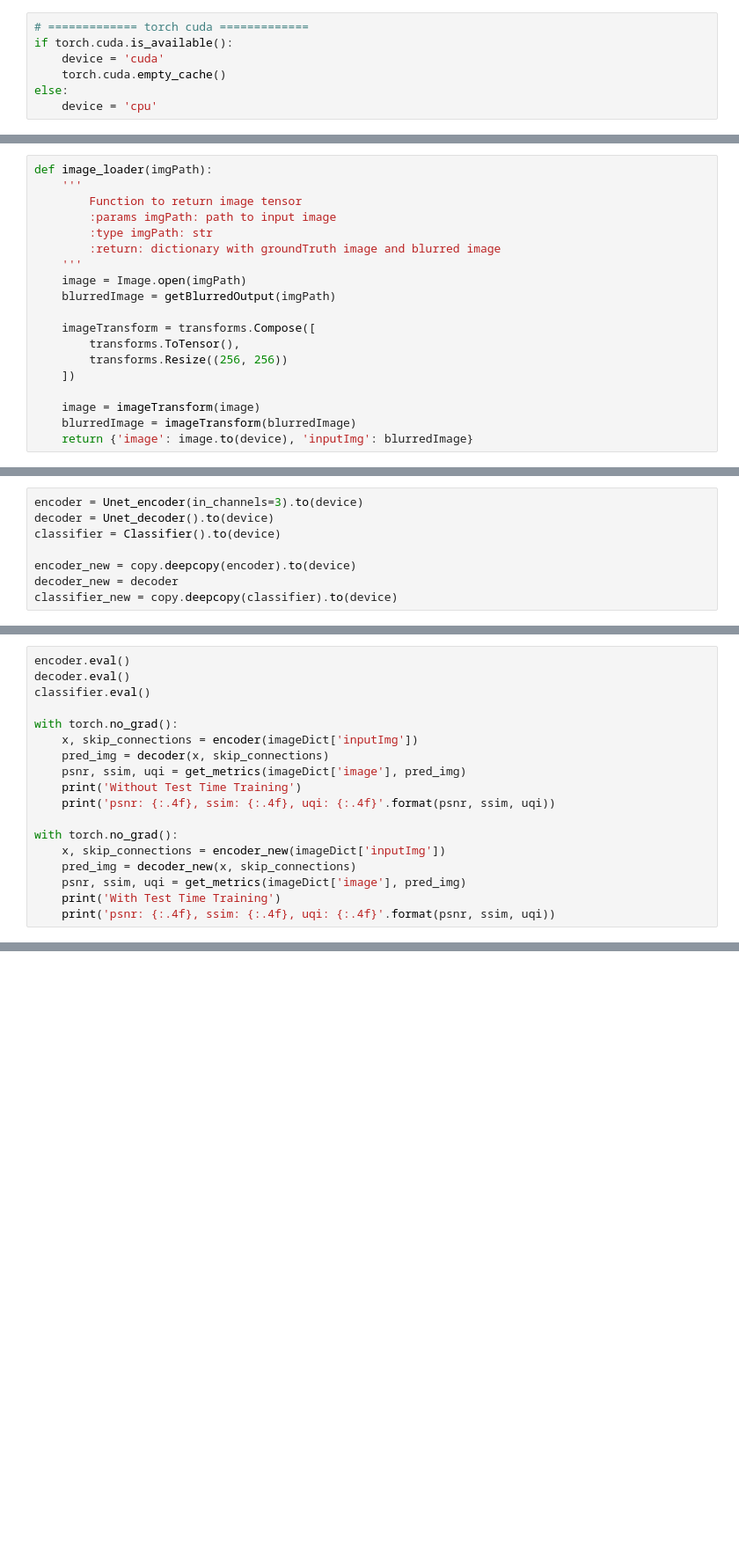
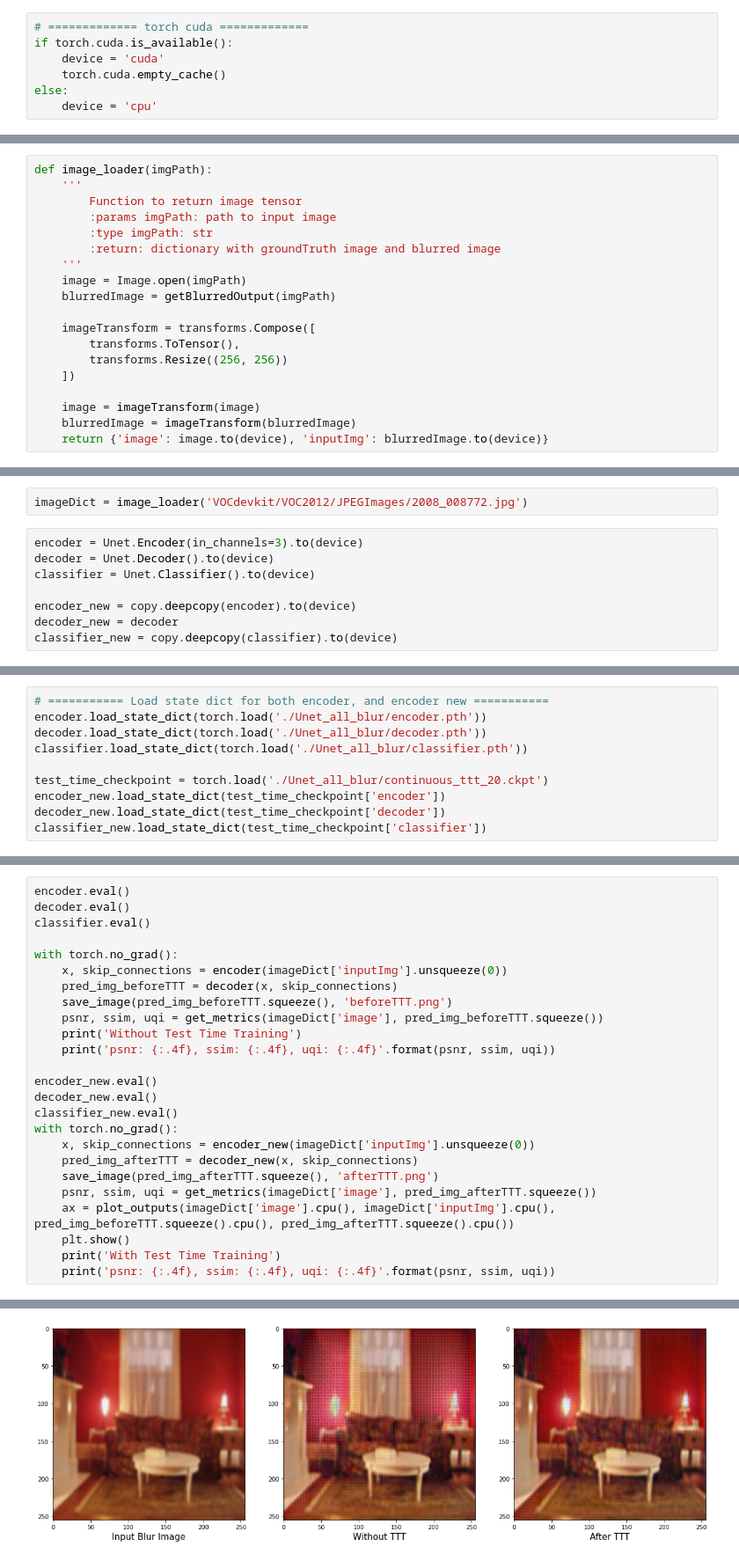
Before and after one commit to kushagraagrawal/Test_Time_Training_Image_Deblurring, a Jupyter notebook: demo.ipynb, the cells around one changed output, grey strips where cells are left out. Shown at 88% size. Drawn from its saved outputs; the diff is of its cells as text; blank space fills up the shorter version.

```diff
--- a/demo.ipynb
+++ b/demo.ipynb
@@ -82,4 +107,4 @@ def image_loader(imgPath):
 
     image = imageTransform(image)
     blurredImage = imageTransform(blurredImage)
-    return {'image': image.to(device), 'inputImg': blurredImage}
+    return {'image': image.to(device), 'inputImg': blurredImage.to(device)}
@@ -88,7 +121,9 @@ imageDict = image_loader('PATH')
+# %%
+imageDict = image_loader('VOCdevkit/VOC2012/JPEGImages/2008_008772.jpg')
 # %%
-encoder = Unet_encoder(in_channels=3).to(device)
-decoder = Unet_decoder().to(device)
-classifier = Classifier().to(device)
+encoder = Unet.Encoder(in_channels=3).to(device)
+decoder = Unet.Decoder().to(device)
+classifier = Unet.Classifier().to(device)
 
 encoder_new = copy.deepcopy(encoder).to(device)
 decoder_new = decoder
@@ -97,0 +131,10 @@ classifier_new = copy.deepcopy(classifier).to(device)
+# %%
+# =========== Load state dict for both encoder, and encoder new ===========
+encoder.load_state_dict(torch.load('./Unet_all_blur/encoder.pth'))
+decoder.load_state_dict(torch.load('./Unet_all_blur/decoder.pth'))
+classifier.load_state_dict(torch.load('./Unet_all_blur/classifier.pth'))
+
+test_time_checkpoint = torch.load('./Unet_all_blur/continuous_ttt_20.ckpt')
+encoder_new.load_state_dict(test_time_checkpoint['encoder'])
+decoder_new.load_state_dict(test_time_checkpoint['decoder'])
+classifier_new.load_state_dict(test_time_checkpoint['classifier'])
@@ -101,15 +146,23 @@ decoder.eval()
 classifier.eval()
 
 with torch.no_grad():
-    x, skip_connections = encoder(imageDict['inputImg'])
-    pred_img = decoder(x, skip_connections)
-    psnr, ssim, uqi = get_metrics(imageDict['image'], pred_img)
+    x, skip_connections = encoder(imageDict['inputImg'].unsqueeze(0))
+    pred_img_beforeTTT = decoder(x, skip_connections)
+    save_image(pred_img_beforeTTT.squeeze(), 'beforeTTT.png')
+    psnr, ssim, uqi = get_metrics(imageDict['image'], pred_img_beforeTTT.squeeze())
     print('Without Test Time Training')
     print('psnr: {:.4f}, ssim: {:.4f}, uqi: {:.4f}'.format(psnr, ssim, uqi))
 
+encoder_new.eval()
+decoder_new.eval()
+classifier_new.eval()
 with torch.no_grad():
-    x, skip_connections = encoder_new(imageDict['inputImg'])
-    pred_img = decoder_new(x, skip_connections)
-    psnr, ssim, uqi = get_metrics(imageDict['image'], pred_img)
+    x, skip_connections = encoder_new(imageDict['inputImg'].unsqueeze(0))
+    pred_img_afterTTT = decoder_new(x, skip_connections)
+    save_image(pred_img_afterTTT.squeeze(), 'afterTTT.png')
+    psnr, ssim, uqi = get_metrics(imageDict['image'], pred_img_afterTTT.squeeze())
+    ax = plot_outputs(imageDict['image'].cpu(), imageDict['inputImg'].cpu(), pred_img_beforeTTT.squeeze().cpu(), pred_img_afterTTT.squeeze().cpu())
+    plt.show()
     print('With Test Time Training')
     print('psnr: {:.4f}, ssim: {:.4f}, uqi: {:.4f}'.format(psnr, ssim, uqi))
+# %% [output]
@@ -115,0 +173 @@ with torch.no_grad():
+[figure, added]
```
Also changed, not shown: parts of 7 cells of this notebook, 9 other files.
